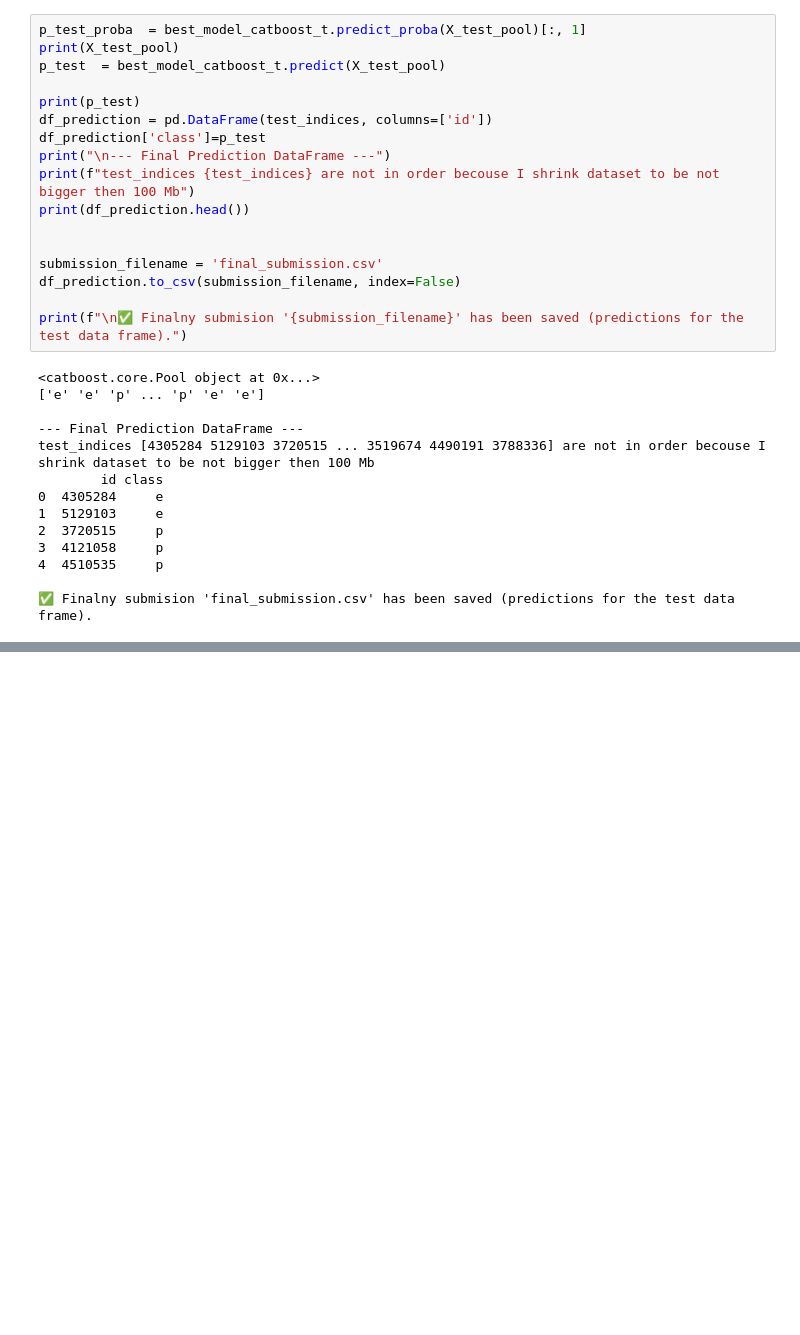
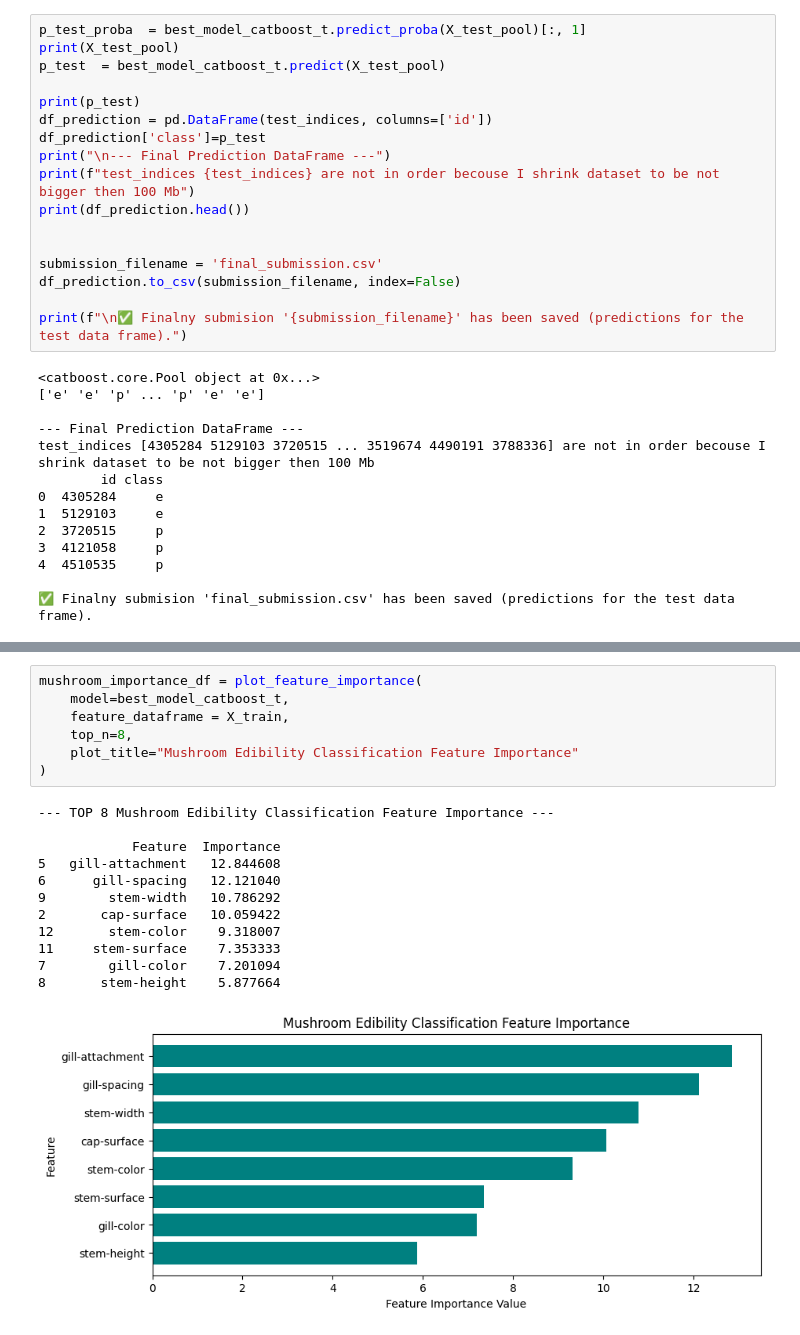
Before and after one commit to Artur-M-47/portfolio, a Jupyter notebook: kaggle_competitions/Binary_Prediction_of_Poisonous_Mushrooms/Mushroom_Toxicity_Prediction.ipynb, the cells around one changed output, grey strips where cells are left out. Cells and saved outputs as stored; diff of their text form; blank space fills up the shorter version.

Commit message:
feature_importance

```diff
--- a/kaggle_competitions/Binary_Prediction_of_Poisonous_Mushrooms/Mushroom_Toxicity_Prediction.ipynb
+++ b/kaggle_competitions/Binary_Prediction_of_Poisonous_Mushrooms/Mushroom_Toxicity_Prediction.ipynb
@@ -1235,0 +1279,20 @@ test_indices [4305284 5129103 3720515 ... 3519674 4490191 3788336] are not in or
+# %%
+mushroom_importance_df = plot_feature_importance(
+    model=best_model_catboost_t,
+    feature_dataframe = X_train,
+    top_n=8,
+    plot_title="Mushroom Edibility Classification Feature Importance"
+)
+# %% [output]
+--- TOP 8 Mushroom Edibility Classification Feature Importance ---
+
+            Feature  Importance
+5   gill-attachment   12.844608
+6      gill-spacing   12.121040
+9        stem-width   10.786292
+2       cap-surface   10.059422
+12       stem-color    9.318007
+11     stem-surface    7.353333
+7        gill-color    7.201094
+8       stem-height    5.877664
+[figure, added]
```
Also changed, not shown: parts of 10 cells of this notebook, 11 other files.
